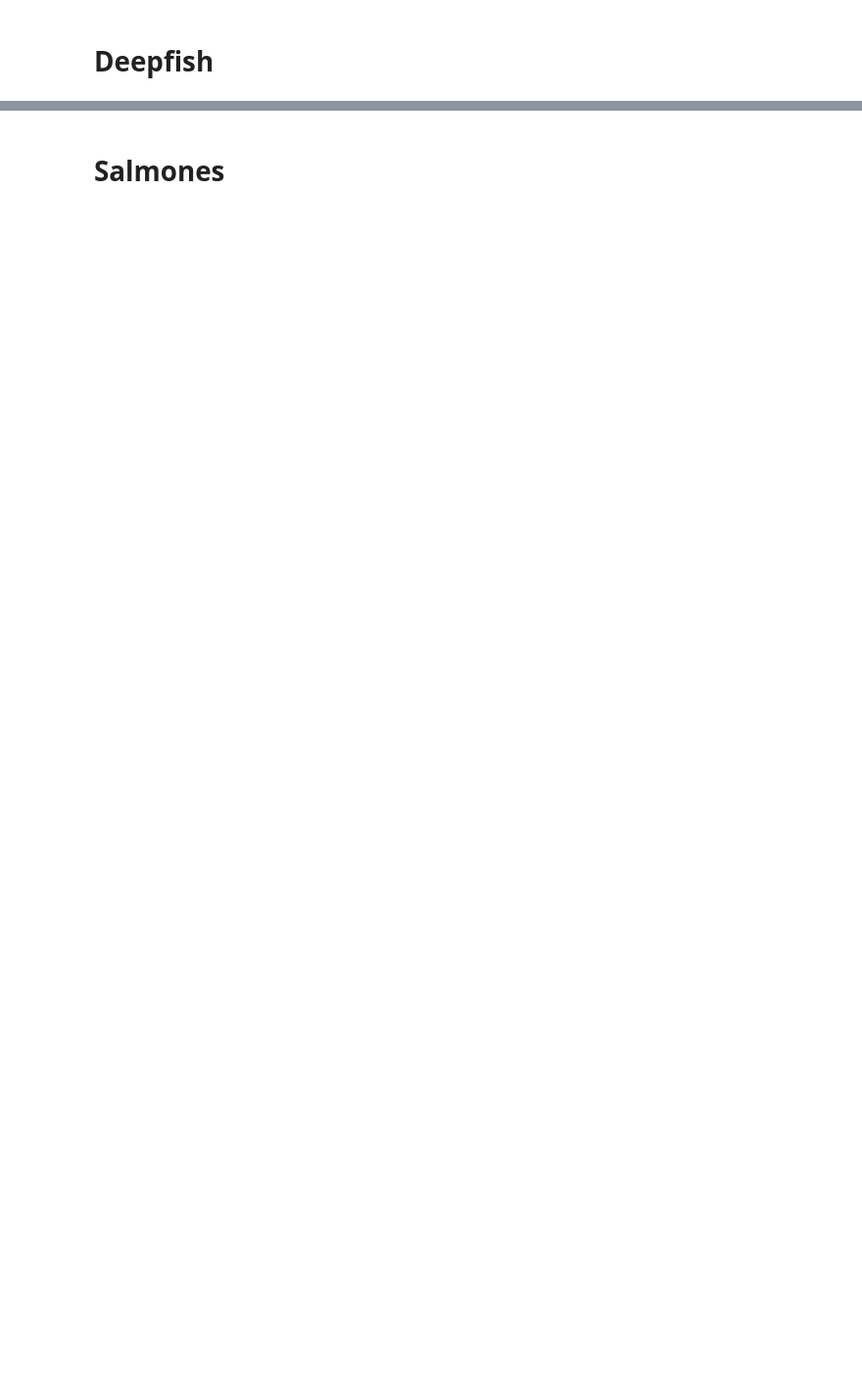
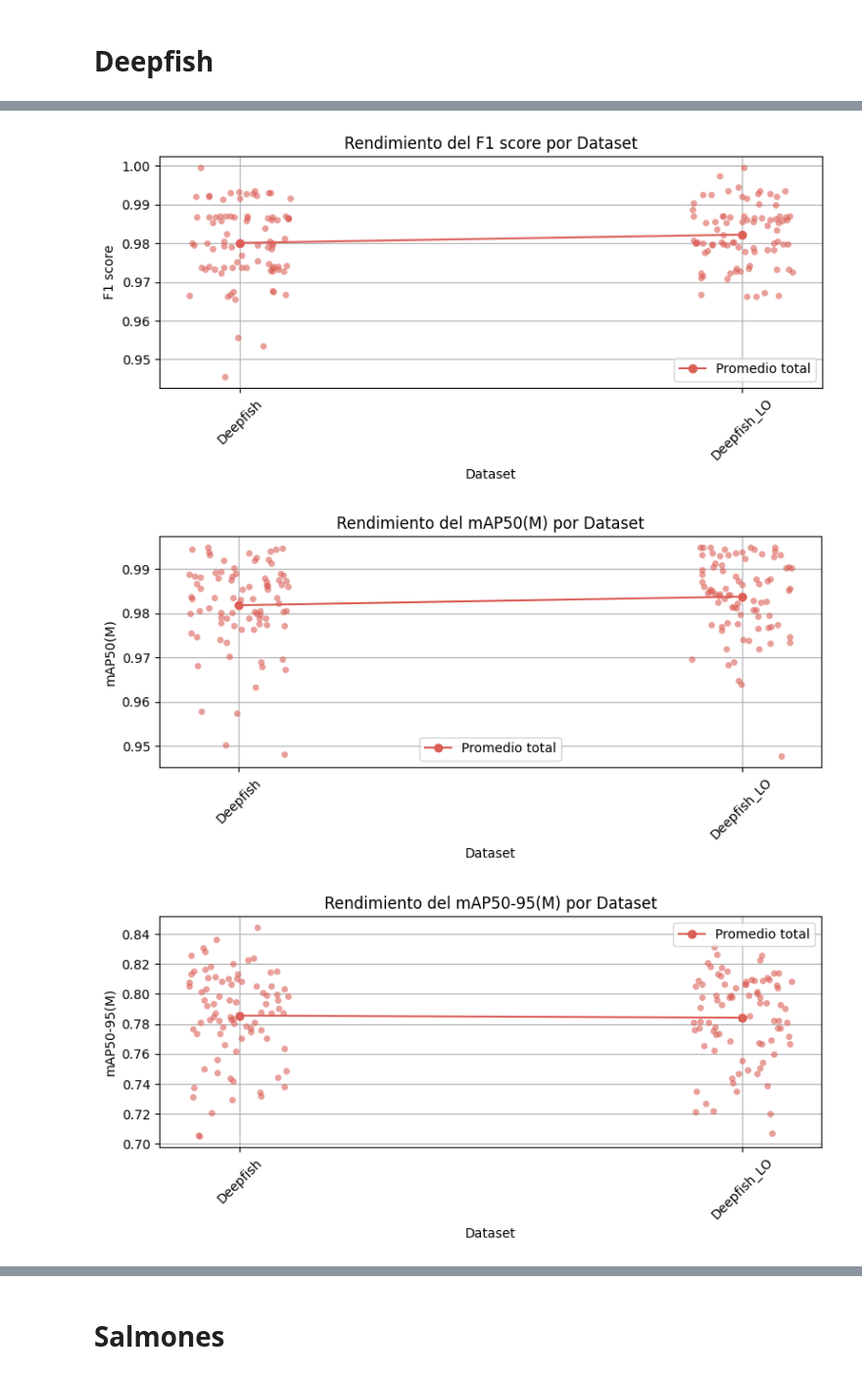
Before and after one commit to juliopchile/memoria, a Jupyter notebook: check_tune_results.ipynb, the cells around one changed output, grey strips where cells are left out. Shown at 98% size. Saved outputs shown, nothing was run; the diff lists cells and outputs as text; code cells hidden in the pictures; blank space fills up the shorter version.

```diff
--- a/check_tune_results.ipynb
+++ b/check_tune_results.ipynb
@@ -472,0 +734,9 @@ nuevo_diccionario_hyper_params
+# %%
+# Llamar a la función de plot para una métrica específica
+plot_metric([combined_df], 'F1_score', 'Dataset', labels_1)
+plot_metric([combined_df], 'mAP50(M)', 'Dataset', labels_1)
+plot_metric([combined_df], 'mAP50-95(M)', 'Dataset', labels_1)
+# %% [output]
+[figure, added]
+[figure, added]
+[figure, added]
```
Also changed, not shown: parts of 44 cells of this notebook, 6 other files.
